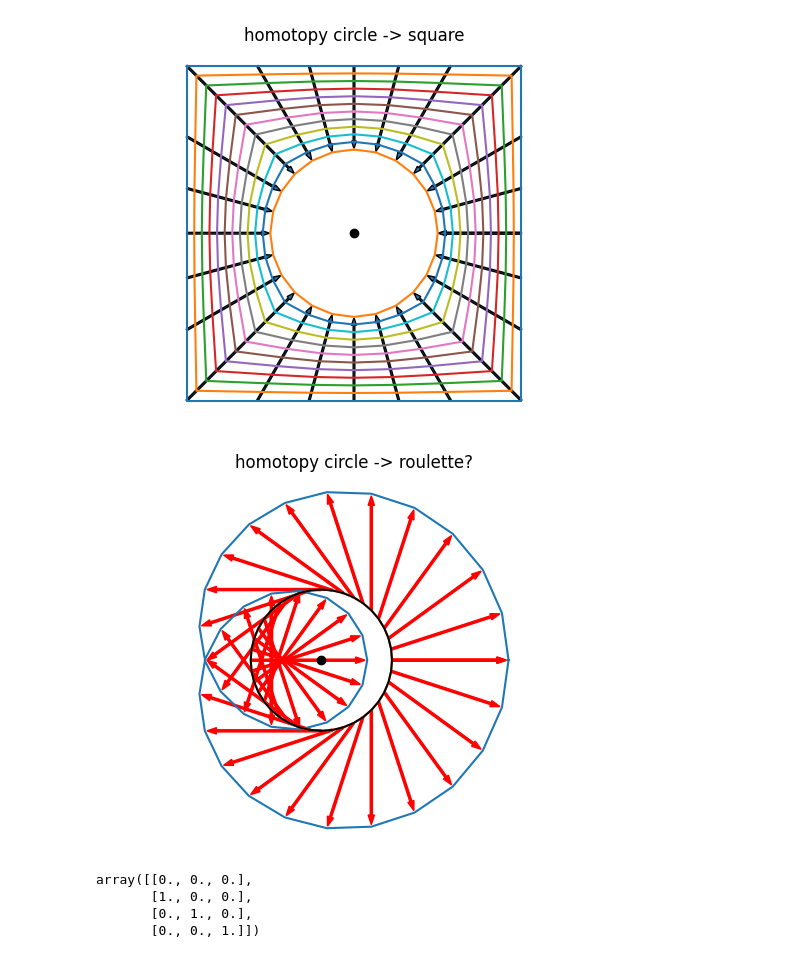
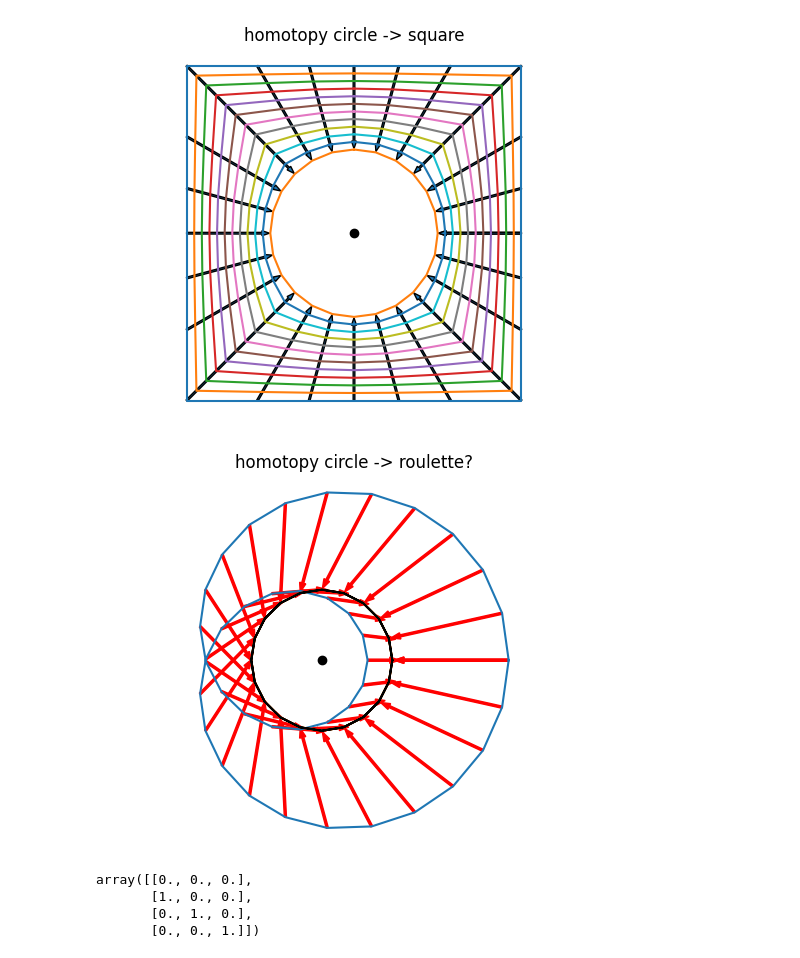
Before and after one commit to macbuse/ALG_TOP, a Jupyter notebook: homotopies.ipynb, the cells around one changed output. Saved outputs shown, nothing was run; the diff lists cells and outputs as text; code cells hidden in the pictures.

```diff
--- a/Untitled.ipynb
+++ b/homotopies.ipynb
@@ -37,34 +37,38 @@ plt.savefig(f'homotopy_square_{num_curves}.png')
 # %%
 plt.axis('equal')
 plt.axis('off')
 plt.title('homotopy circle -> roulette?')
 
 T = np.linspace(0,2*np.pi,41)
 
 Z = np.exp(1J*T)
 
 # W = 2*Z + .25*Z**10
 W = Z + 1.65*Z**2
 
-for a,b in zip(Z, W-Z):
+Z = Z*Z
+
+for a,b in zip(W, Z - W):
     #continue
     b *= .9
     x,y = a.real, a.imag
     dx, dy = b.real, b.imag
     plt.arrow(x,y,dx,dy,
               width=.03, fc='r',ec='r')
 
 
 num_curves = 2
 for t in np.linspace(0,1,num_curves):
     U = t*Z + (1-t)*W
     plt.plot(U.real,U.imag);
 
 plt.plot(Z.real,Z.imag,'k');
 
 plt.plot([0],[0],'ko');
+
+plt.savefig(f'homotopy_roulette_{num_curves}.png')
 # %% [output]
-[figure, old version]
+[figure, new version]
 # %%
 verts = np.zeros((4,3))
 verts[1:,:] = np.identity(3)
```
Also changed, not shown: 5 other files.
